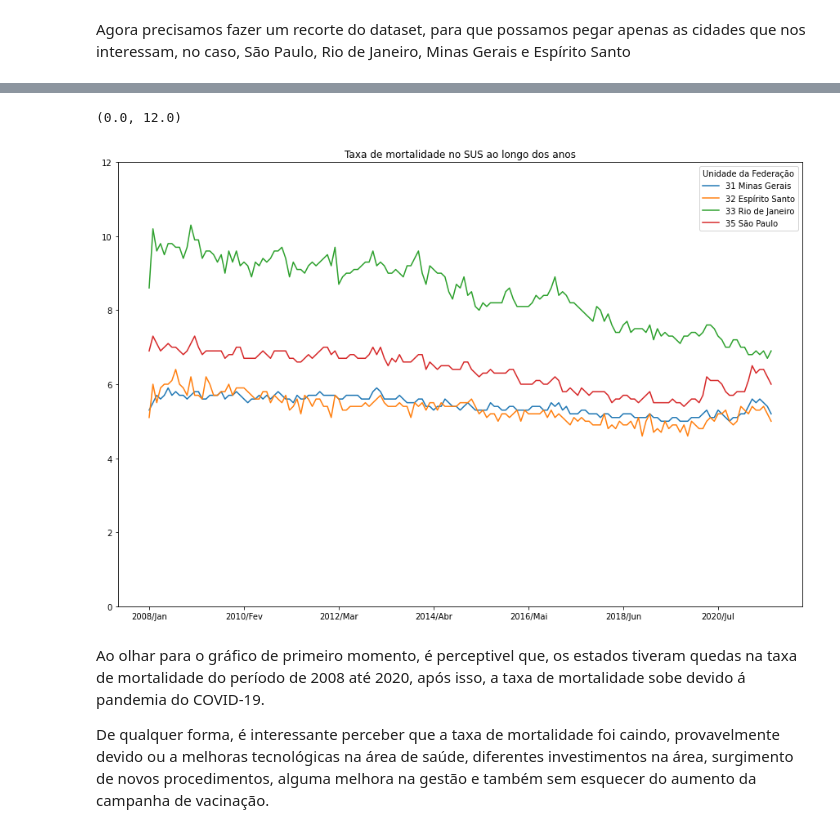
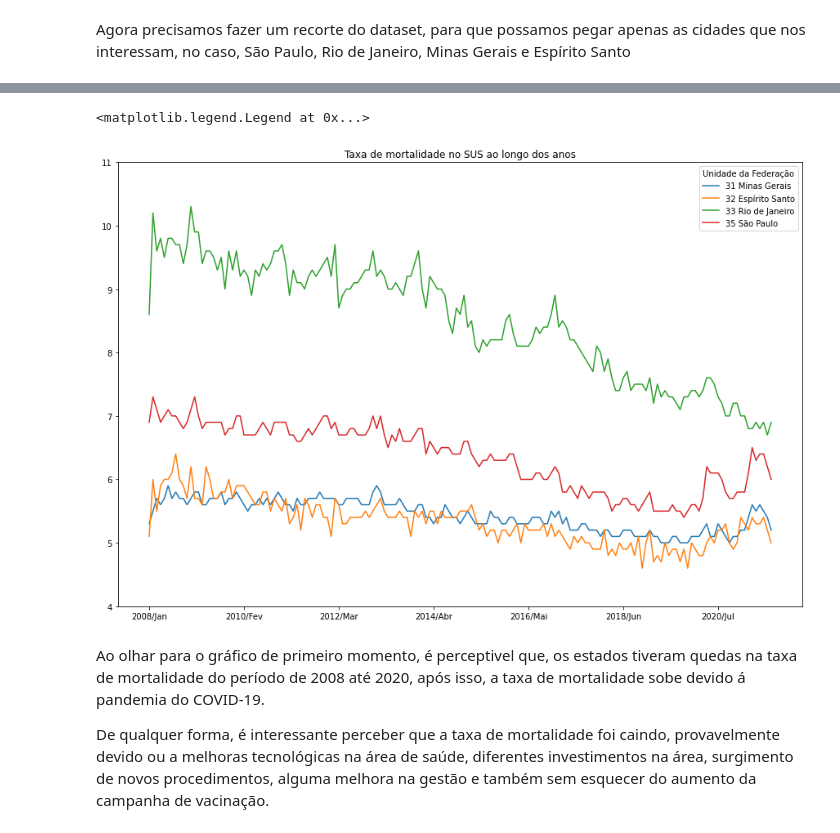
Before and after one commit to ArthurMarqq/Projeto_Bootcamp01, a Jupyter notebook: Projeto/Analise_taxa_mortalidade_SUS.ipynb, the cells around one changed output, grey strips where cells are left out. Drawn from its saved outputs; the diff is of its cells as text; code cells hidden in the pictures.

```diff
--- a/Projeto/Analise_taxa_mortalidade_SUS.ipynb
+++ b/Projeto/Analise_taxa_mortalidade_SUS.ipynb
@@ -93,4 +113,4 @@ Com isso, agora temos um dataset sem a coluna total e sem valores faltantes.
 # %% [markdown]
 Agora precisamos fazer um recorte do dataset, para que possamos pegar apenas as cidades que nos interessam, no caso, São Paulo, Rio de Janeiro, Minas Gerais e Espírito Santo
 # %%
-dados_sudeste_taxa_mortalidade = dados_taxa_mortalidade.loc['31 Minas Gerais':'35 São Paulo']
+dados_sudeste_taxa_mortalidade = dados_taxa_mortalidade_arrumado.loc['31 Minas Gerais':'35 São Paulo']
@@ -97,10 +127,11 @@ dados_sudeste_taxa_mortalidade = dados_taxa_mortalidade.loc['31 Minas Gerais':'3
 # %%
 dados_sudeste_taxa_mortalidade.T.plot(figsize=(15,10))
 plt.title('Taxa de mortalidade no SUS ao longo dos anos')
-plt.ylim(0, 12)
+plt.ylim(4, 11)
+ax.legend('best')
 # %% [output]
-(0.0, 12.0)
+<matplotlib.legend.Legend at 0x...>
-[figure, old version]
+[figure, new version]
 # %% [markdown]
 Ao olhar para o gráfico de primeiro momento, é perceptivel que, os estados tiveram quedas na taxa de mortalidade do período de 2008 até 2020, após isso, a taxa de mortalidade sobe devido á pandemia do COVID-19.
 
```
Also changed, not shown: parts of 3 cells of this notebook.
